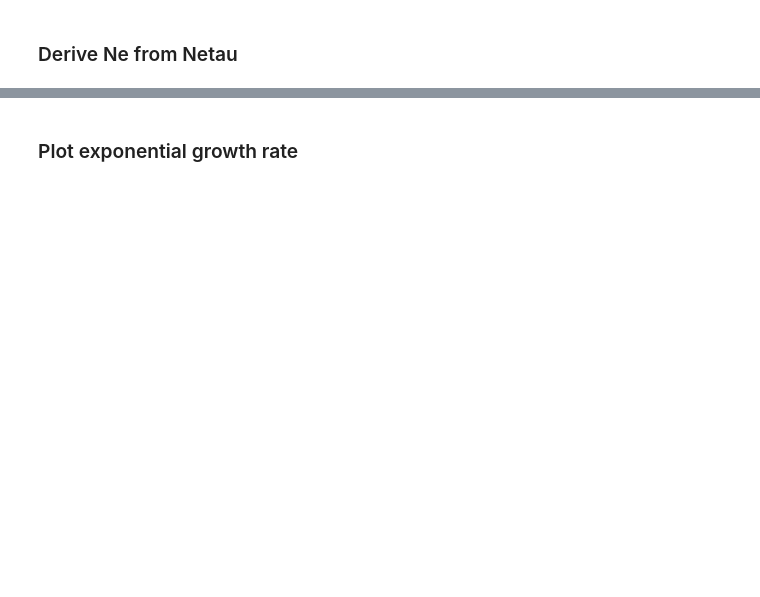
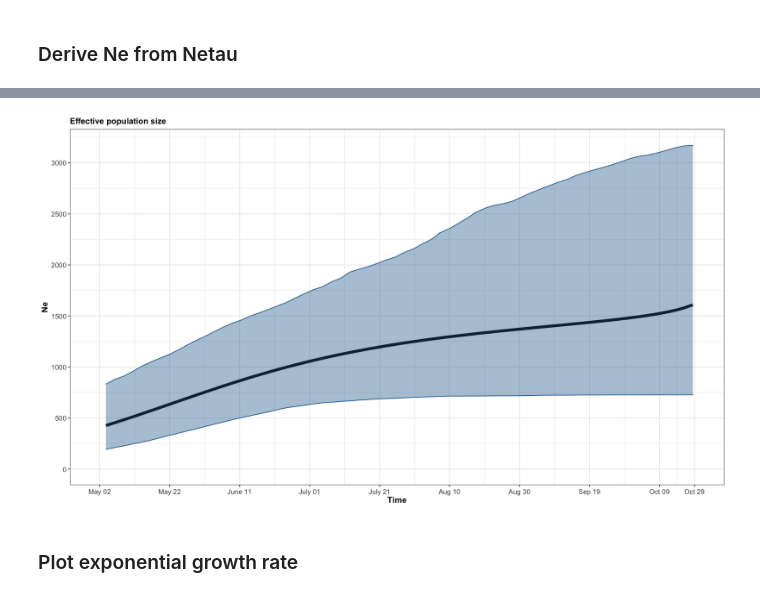
Before and after one commit to blab/mpox-dynamics, a Jupyter notebook: scripts/netau.ipynb, the cells around one changed output, grey strips where cells are left out. Drawn from its saved outputs; the diff is of its cells as text; code cells hidden in the pictures; blank space fills up the shorter version.

```diff
--- a/scripts/netau.ipynb
+++ b/scripts/netau.ipynb
@@ -72,0 +89,18 @@ netau %>% mutate(ne = mean/tau_early,
+# %%
+## do may 02 - oct 29
+
+netau %>% mutate(ne = mean/tau_early,
+                 ne_lower = lower/tau_early,
+                 ne_upper = upper/tau_early) %>%
+          ggplot(aes(x=time, y=ne)) +
+          geom_line(size=2, color='black') +
+          geom_ribbon(aes(ymin=ne_lower, ymax=ne_upper), color=rgb(0.15,0.41,0.6), alpha=0.4, fill=rgb(0.15,0.41,0.6)) +
+          ylab('Ne') + xlab('Time') + ggtitle('Effective population size') + #xlim(c(2022.4, 2022.8)) +
+          scale_x_continuous(limits=c(2022.3329,2022.7986),
+                             breaks=c(2022.3329, 2022.3877, 2022.4425, 2022.4973,
+                                     2022.5521, 2022.6068, 2022.6616,2022.7164, 2022.7712, 2022.7986),
+                             labels=c('May 02','May 22','June 11','July 01', 'July 21',
+                                      'Aug 10', 'Aug 30', 'Sep 19', 'Oct 09', 'Oct 29')) +
+          scale_y_continuous(breaks=c(0, 500, 1000, 1500, 2000, 2500, 3000)) +
+          my_theme()
+# %% [output]
@@ -73,3 +109,4 @@ netau %>% mutate(ne = mean/tau_early,
+[figure, added]
 # %% [markdown]
 ### Plot exponential growth rate
 # %%
```
Also changed, not shown: parts of 4 cells of this notebook, 1 other file.
